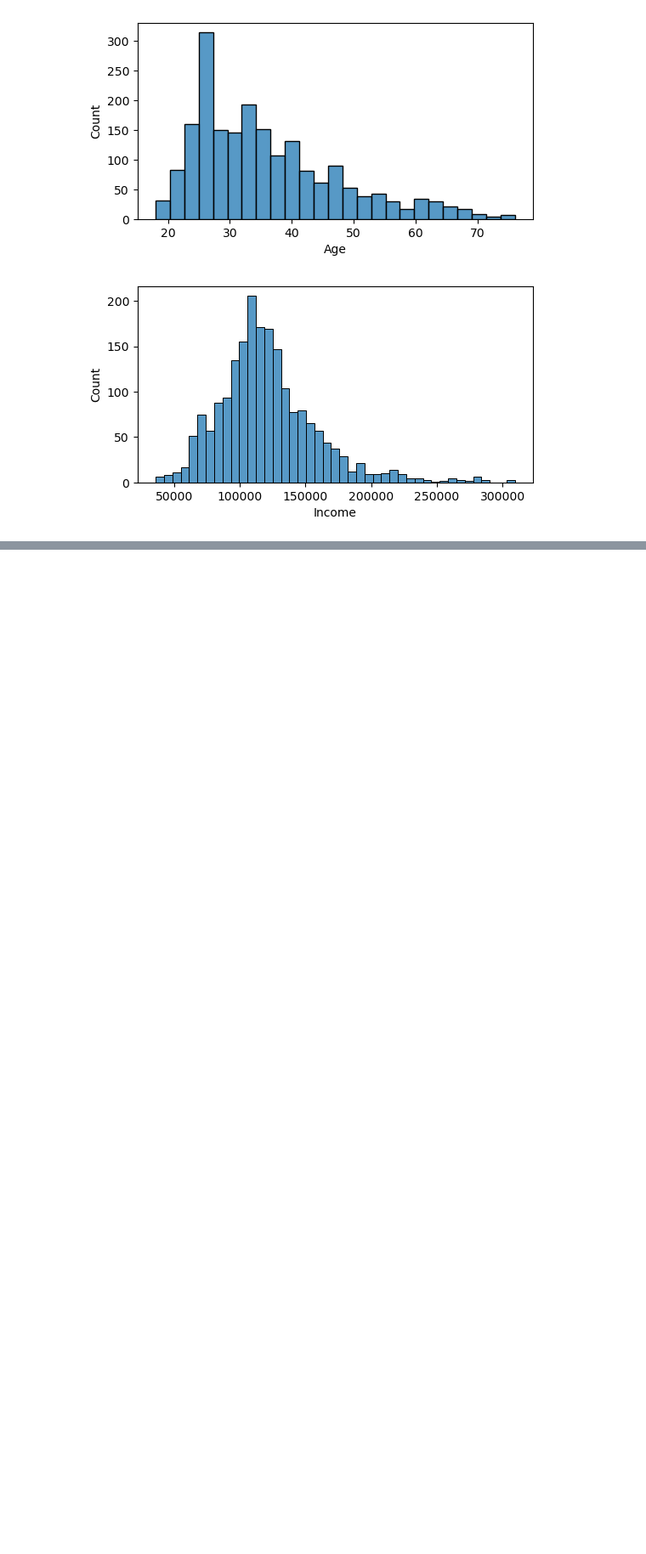
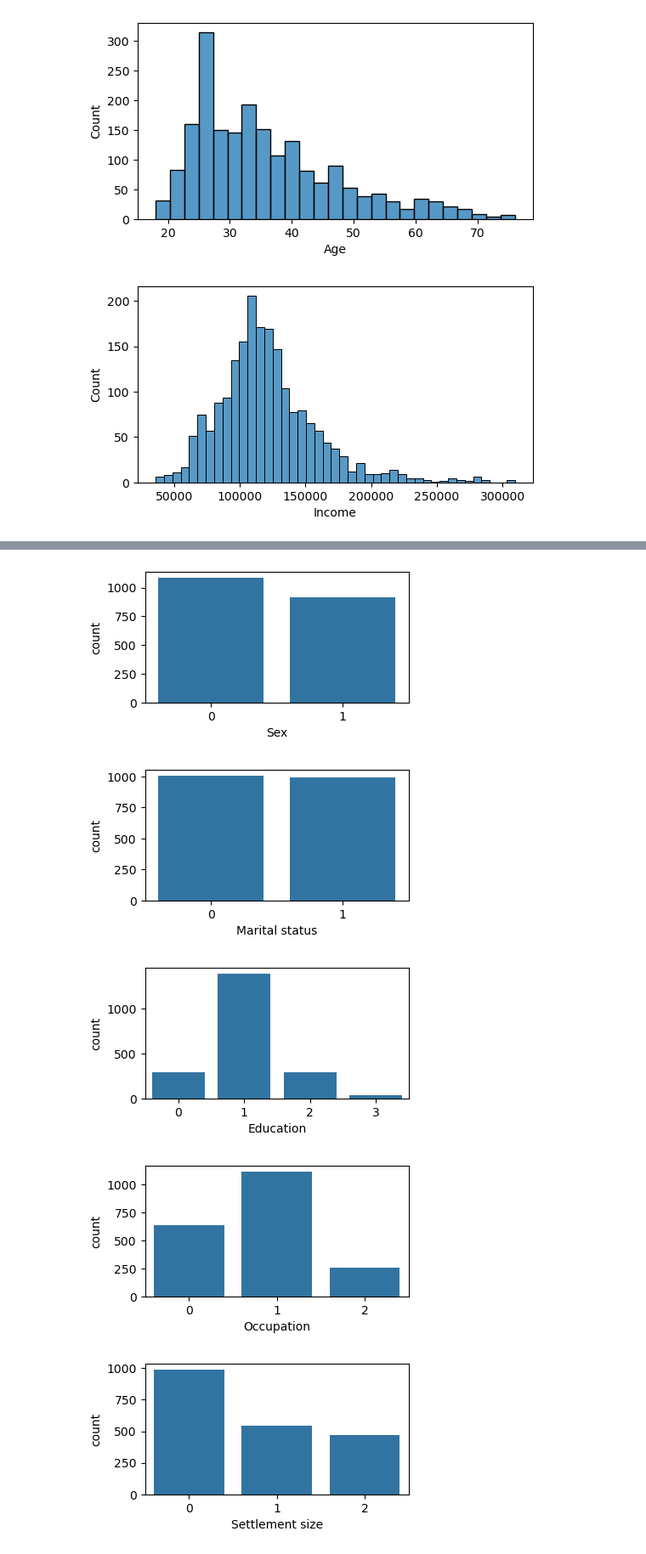
Before and after one commit to KhadafiZubaidiDev/my-projects, a Jupyter notebook: customer-classification-project/main.ipynb, the cells around one changed output, grey strips where cells are left out. Shown at 85% size. Saved outputs shown, nothing was run; the diff lists cells and outputs as text; code cells hidden in the pictures; blank space fills up the shorter version.

Commit message:
Add 4th commit at customer-classification-project

```diff
--- a/customer-classification-project/main.ipynb
+++ b/customer-classification-project/main.ipynb
@@ -89,0 +92,10 @@ for num in num_col:
+# %%
+for cat in cat_col:
+    plt.figure(figsize = (4, 2))
+    sns.countplot(data = customer_info, x = cat)
+# %% [output]
+[figure, added]
+[figure, added]
+[figure, added]
+[figure, added]
+[figure, added]
```
Also changed, not shown: parts of 1 cell of this notebook.
